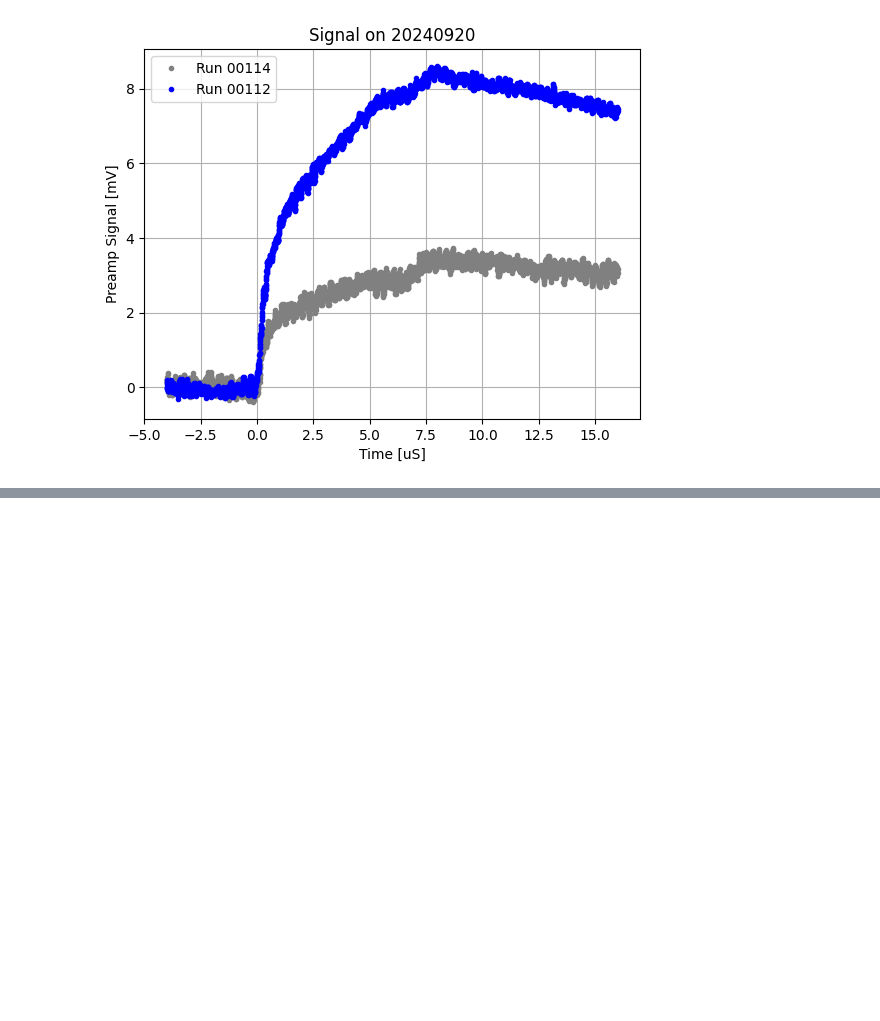
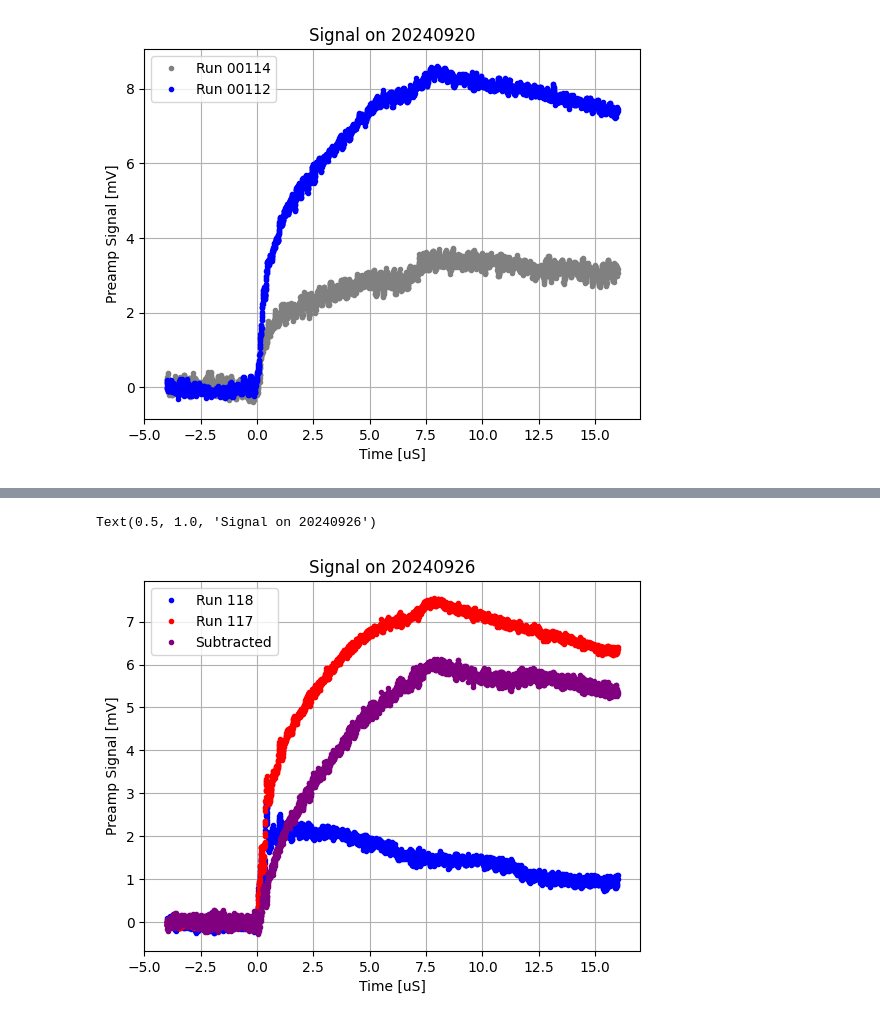
Before and after one commit to jbane11/nexo, a Jupyter notebook: Lab028/osci/osci_analysis.v4.ipynb, the cells around one changed output, grey strips where cells are left out. Drawn from its saved outputs; the diff is of its cells as text; code cells hidden in the pictures; blank space fills up the shorter version.

```diff
--- a/Lab028/osci/osci_analysis.v4.ipynb
+++ b/Lab028/osci/osci_analysis.v4.ipynb
@@ -681,0 +814,48 @@ Text(0.5, 1.0, 'Signal on 20240920')
+# %%
+waveform_date="20240926"
+runnumber="00116"
+waveform_dir=wafeform_path+waveform_date+"-"+runnumber
+waveform_wavenumber="10"
+waveform_filename=waveform_date+"-"+runnumber+"_"+waveform_wavenumber
+waveform_fullpath=waveform_dir+"/"+waveform_filename+".csv"
+DF116=pd.read_csv(waveform_fullpath,skiprows=[1])
+waveform_date="20240926"
+runnumber="00117"
+waveform_dir=wafeform_path+waveform_date+"-"+runnumber
+waveform_wavenumber="10"
+waveform_filename=waveform_date+"-"+runnumber+"_"+waveform_wavenumber
+waveform_fullpath=waveform_dir+"/"+waveform_filename+".csv"
+DF117=pd.read_csv(waveform_fullpath,skiprows=[1])
+waveform_date="20240926"
+runnumber="00118"
+waveform_dir=wafeform_path+waveform_date+"-"+runnumber
+waveform_wavenumber="10"
+waveform_filename=waveform_date+"-"+runnumber+"_"+waveform_wavenumber
+waveform_fullpath=waveform_dir+"/"+waveform_filename+".csv"
+DF118=pd.read_csv(waveform_fullpath,skiprows=[1])
+# %%
+anodenorm118=np.average(DF118["average(Anode)"][:100])
+cathnorm118=np.average(DF118["average(Cathode)"][:100])
+
+
+plt.errorbar(x=DF118["Time"][::stepcount],y=DF118["average(Anode)"][::stepcount] - anodenorm118, color= "blue", fmt=".",label="Run 118")
+
+anodenorm117=np.average(DF117["average(Anode)"][:100])
+cathnorm117=np.average(DF117["average(Cathode)"][:100])
+
+
+plt.errorbar(x=DF117["Time"][::stepcount],y=DF117["average(Anode)"][::stepcount] - anodenorm117, color= "red", fmt=".",label="Run 117")
+
+plt.errorbar(x=DF117["Time"][::stepcount],y=(DF117["average(Anode)"][::stepcount] - anodenorm117) -(DF118["average(Anode)"][::stepcount] - anodenorm118), color= "purple", fmt=".",label="Subtracted")
+
+
+
+plt.xlabel("Time [uS]")
+plt.ylabel("Preamp Signal [mV]")
+plt.grid()
+plt.legend()
+plt.title("Signal on 20240926")
+#plt.xlim(-1000,10000)
+# %% [output]
+Text(0.5, 1.0, 'Signal on 20240926')
+[figure, added]
```
Also changed, not shown: parts of 4 cells of this notebook.
